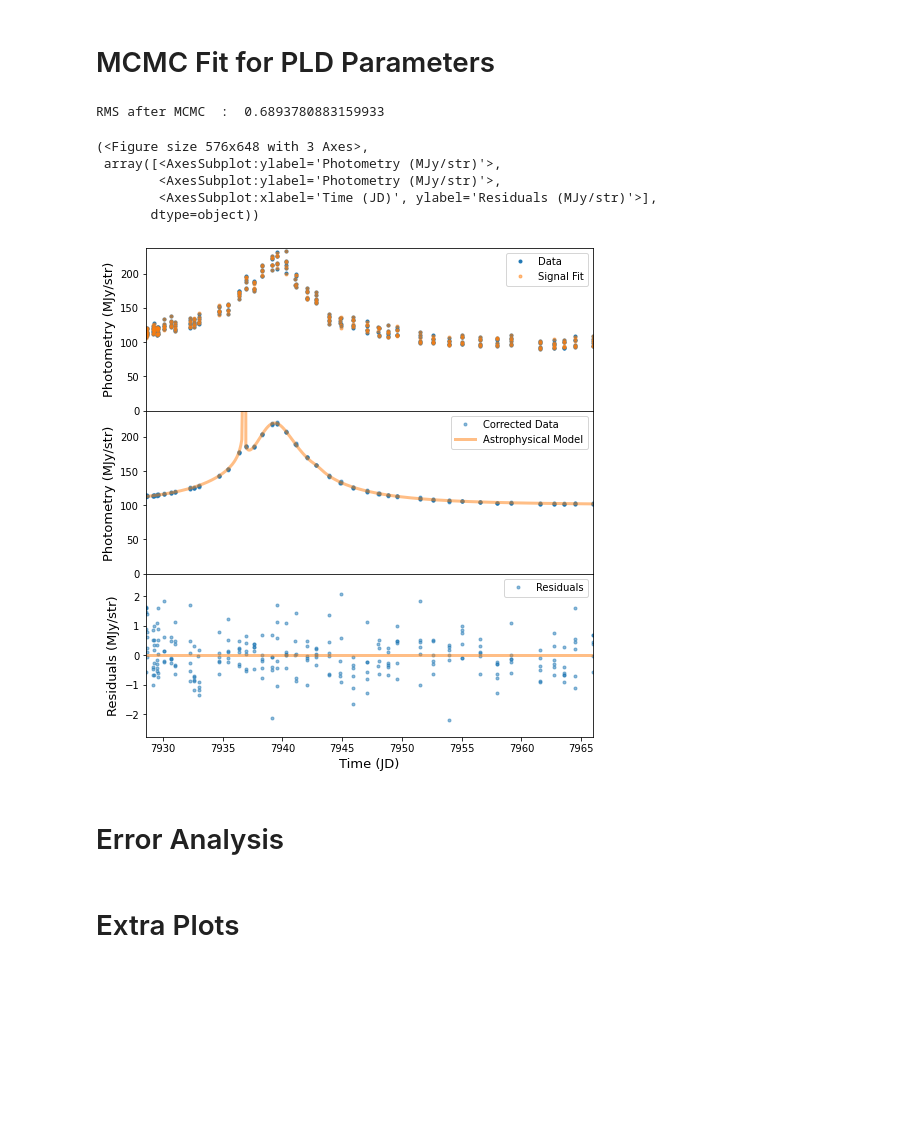
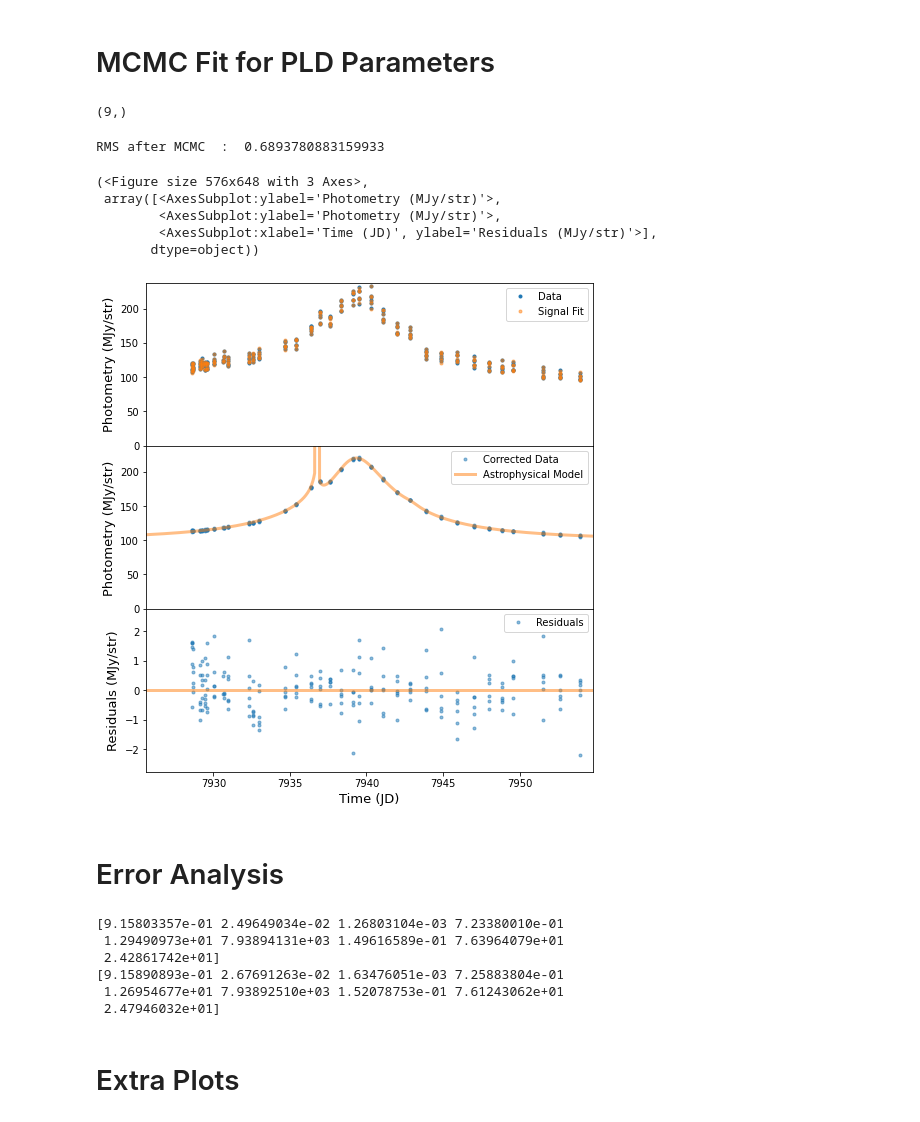
Before and after one commit to tbctk/tbk-Spitzer-ulens, a Jupyter notebook: Spitzer-ulens_Tutorial.ipynb, the cells around one changed output. Drawn from its saved outputs; the diff is of its cells as text; code cells hidden in the pictures; blank space fills up the shorter version.

```diff
--- a/Spitzer-ulens_Tutorial.ipynb
+++ b/Spitzer-ulens_Tutorial.ipynb
@@ -189,31 +190,60 @@ else:
     PLD_chain = PLD_chain.chain
     # Save chains to files
     #mcmc.save_chain(EVENT_NAME,chain,posit,lnprob,PLD_chain)
+# %%
+lnprob_av = np.mean(lnprob)
+popt_mcmc = np.mean(chain,axis=(0,1))
+print(popt_mcmc.shape)
+# %% [output]
+(9,)
 # %%
 # Optimal parameters are the average position of the walkers
-popt_mcmc = np.mean(posit,axis=0)
+#popt_mcmc = np.mean(posit,axis=0)
 # Solve for PLD coefficients analytically
 Y, Astro, Ps, A, C, E, X = PLD.analytic_solution(event.TIMES, PTOT, PTOT_E, PNORM, popt_mcmc, MODELFUNC)
 # Get detector model and divide it out to get new best-fit
 FIT_MCMC, SYS_MCMC, CORR_MCMC, RESI_MCMC = PLD.get_bestfit(A, Ps, X, PTOT, Astro)
 # Flatten results for plotting
 time,corr_mcmc,resi_mcmc,fit_mcmc,sys_mcmc = event.chrono_flatten(CORR_MCMC,RESI_MCMC,FIT_MCMC,SYS_MCMC)
 # Compute RMS error before and after
 RMS_mcmc = PLD.get_RMS(resi_mcmc,label='RMS after MCMC',visual=True)
 # Plot corrected data, corrected model, and residuals
 plot.plot_analytic_solution(time, ptot, fit_mcmc, corr_mcmc, resi_mcmc, timeplot, MODELFUNC(timeplot,*popt_mcmc))
 # %% [output]
 RMS after MCMC  :  0.6893780883159933
 (<Figure size 576x648 with 3 Axes>,
  array([<AxesSubplot:ylabel='Photometry (MJy/str)'>,
         <AxesSubplot:ylabel='Photometry (MJy/str)'>,
         <AxesSubplot:xlabel='Time (JD)', ylabel='Residuals (MJy/str)'>],
        dtype=object))
-[figure, old version]
+[figure, new version]
 # %% [markdown]
 # Error Analysis
 # %%
-stds = np.std(posit,axis=0)
+# Marginalize
+posit = chain.reshape(-1,len(p0))
+
+# Get the percentile
+percs = np.percentile(posit, [16, 50, 84],axis=0)
+(MCMC_Results) = np.array(list(map(lambda v: (v[1], v[2]-v[1], v[1]-v[0]), zip(*percs))))
+
+popt_mcmc = MCMC_Results[:,0]
+std_hi = MCMC_Results[:,1]
+std_lo = MCMC_Results[:,2]
+
+# Get most probable params
+probs = lnprob.flatten()
+p_max = posit[np.argmax(probs)]
+
+print(popt_mcmc)
+print(p_max)
+# %% [output]
+[9.15803357e-01 2.49649034e-02 1.26803104e-03 7.23380010e-01
+ 1.29490973e+01 7.93894131e+03 1.49616589e-01 7.63964079e+01
+ 2.42861742e+01]
+[9.15890893e-01 2.67691263e-02 1.63476051e-03 7.25883804e-01
+ 1.26954677e+01 7.93892510e+03 1.52078753e-01 7.61243062e+01
+ 2.47946032e+01]
 # %% [markdown]
 # Extra Plots
 # %%
```
Also changed, not shown: parts of 5 cells of this notebook, 1 other file.
